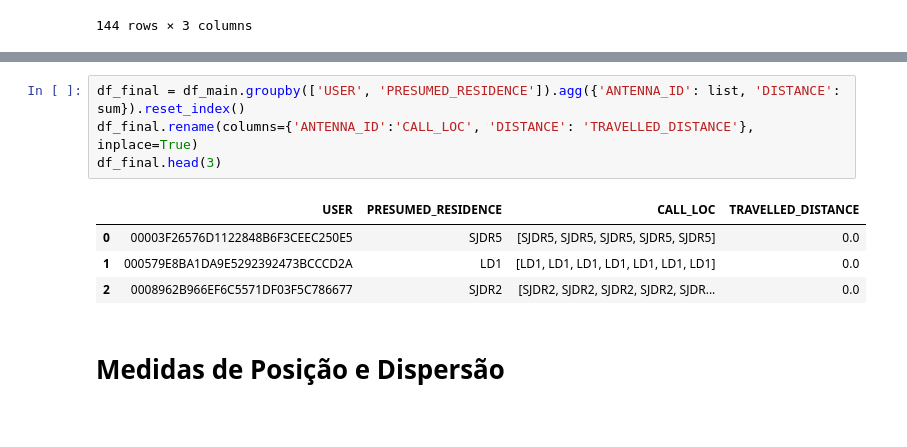
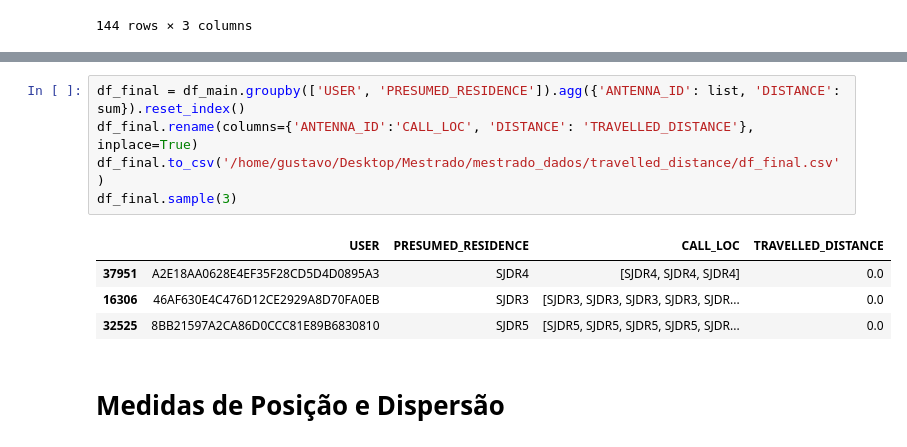
Before and after one commit to ghmc91/Projeto_Mestrado, a Jupyter notebook: Distance_Traveled_By_User.ipynb, the cells around one changed output, grey strips where cells are left out. Cells and saved outputs as stored; diff of their text form.

```diff
--- a/Distance_Traveled_By_User.ipynb
+++ b/Distance_Traveled_By_User.ipynb
@@ -132,12 +132,13 @@ df_main.sample(10)
 # %%
 df_final = df_main.groupby(['USER', 'PRESUMED_RESIDENCE']).agg({'ANTENNA_ID': list, 'DISTANCE': sum}).reset_index()
 df_final.rename(columns={'ANTENNA_ID':'CALL_LOC', 'DISTANCE': 'TRAVELLED_DISTANCE'}, inplace=True)
-df_final.head(3)
+df_final.to_csv('/home/gustavo/Desktop/Mestrado/mestrado_dados/travelled_distance/df_final.csv')
+df_final.sample(3)
 # %% [output]
 |  | USER | PRESUMED_RESIDENCE | CALL_LOC | TRAVELLED_DISTANCE |
-| 0 | 00003F26576D1122848B6F3CEEC250E5 | SJDR5 | [SJDR5, SJDR5, SJDR5, SJDR5, SJDR5] | 0.0 |
-| 1 | 000579E8BA1DA9E5292392473BCCCD2A | LD1 | [LD1, LD1, LD1, LD1, LD1, LD1, LD1] | 0.0 |
-| 2 | 0008962B966EF6C5571DF03F5C786677 | SJDR2 | [SJDR2, SJDR2, SJDR2, SJDR2, SJDR... | 0.0 |
+| 37951 | A2E18AA0628E4EF35F28CD5D4D0895A3 | SJDR4 | [SJDR4, SJDR4, SJDR4] | 0.0 |
+| 16306 | 46AF630E4C476D12CE2929A8D70FA0EB | SJDR3 | [SJDR3, SJDR3, SJDR3, SJDR3, SJDR... | 0.0 |
+| 32525 | 8BB21597A2CA86D0CCC81E89B6830810 | SJDR5 | [SJDR5, SJDR5, SJDR5, SJDR5, SJDR... | 0.0 |
 # %% [markdown]
 # Medidas de Posição e Dispersão
 # %%
```
Also changed, not shown: parts of 11 cells of this notebook, 4 other files.
